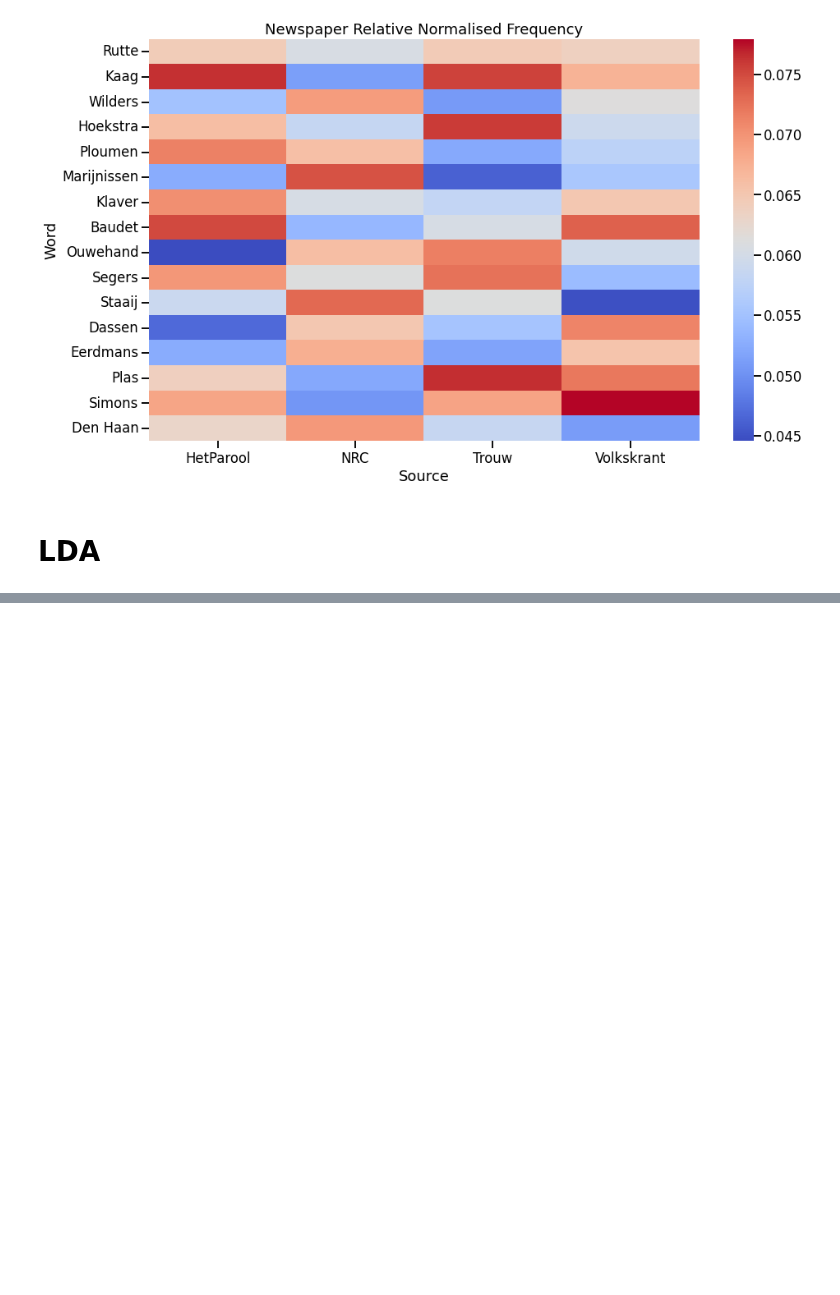
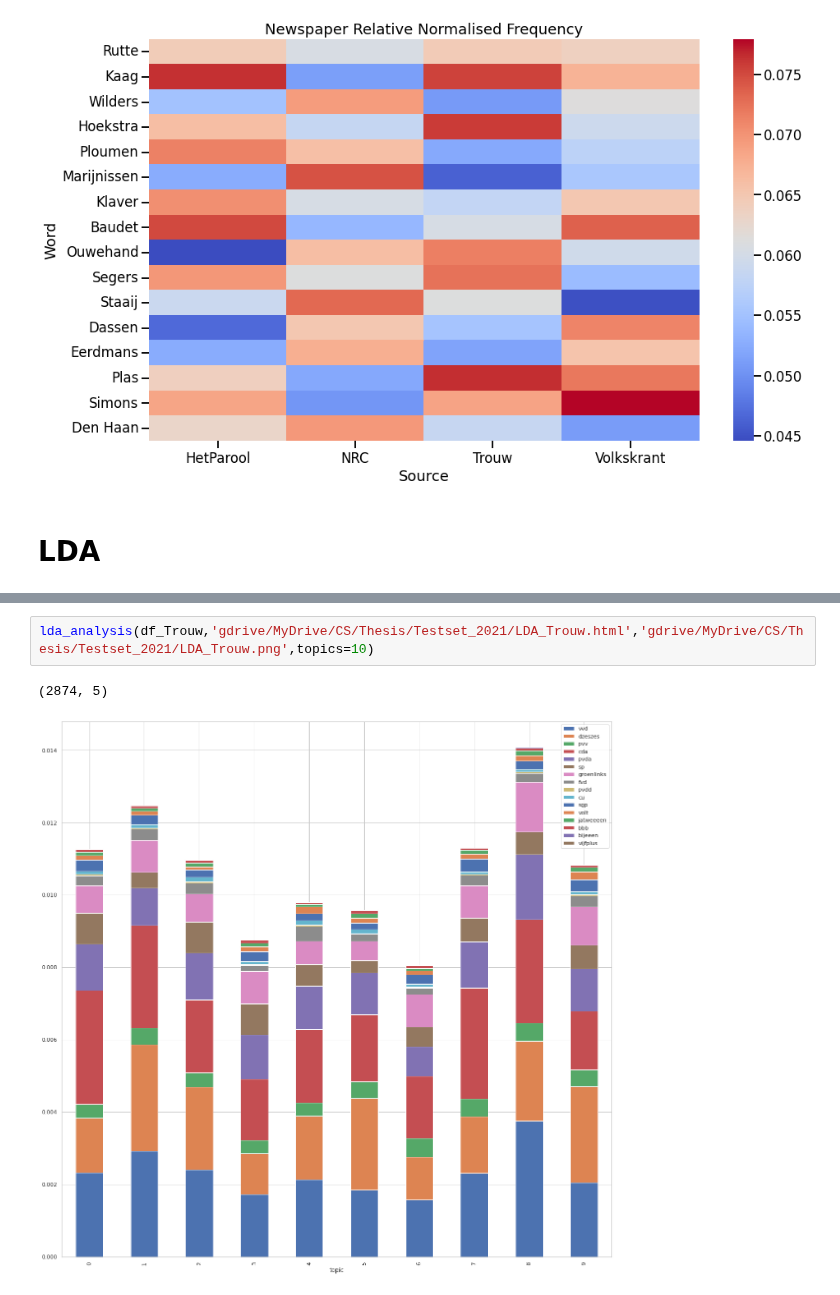
Before and after one commit to Chris-Congleton/MSc-Thesis, a Jupyter notebook: Playground/Testset_2021_playground.ipynb, the cells around one changed output, grey strips where cells are left out. Saved outputs shown, nothing was run; the diff lists cells and outputs as text; blank space fills up the shorter version.

```diff
--- a/Playground/Testset_2021_playground.ipynb
+++ b/Playground/Testset_2021_playground.ipynb
@@ -652,0 +393,5 @@ KeyboardInterrupt: ignored
+# %%
+lda_analysis(df_Trouw,'gdrive/MyDrive/CS/Thesis/Testset_2021/LDA_Trouw.html','gdrive/MyDrive/CS/Thesis/Testset_2021/LDA_Trouw.png',topics=10)
+# %% [output]
+(2874, 5)
+[figure, added]
```
Also changed, not shown: parts of 26 cells of this notebook.
